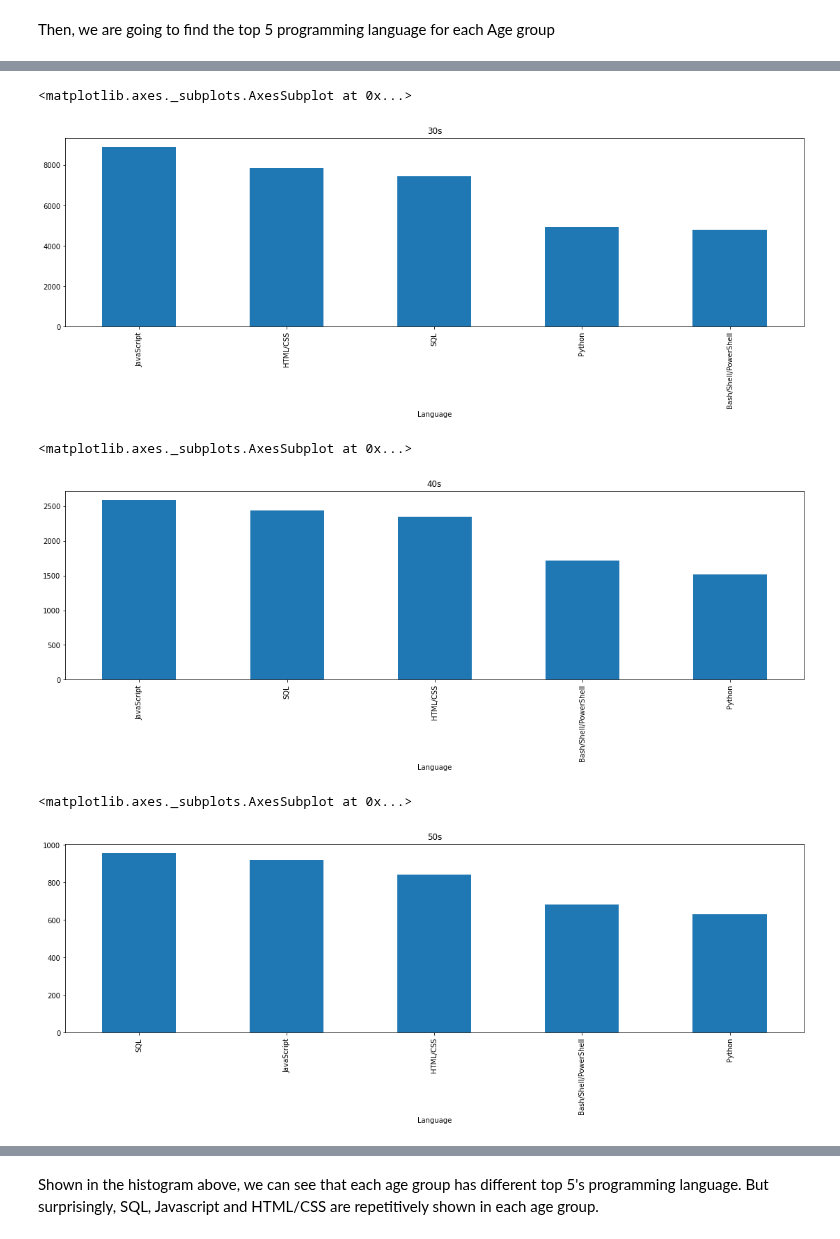
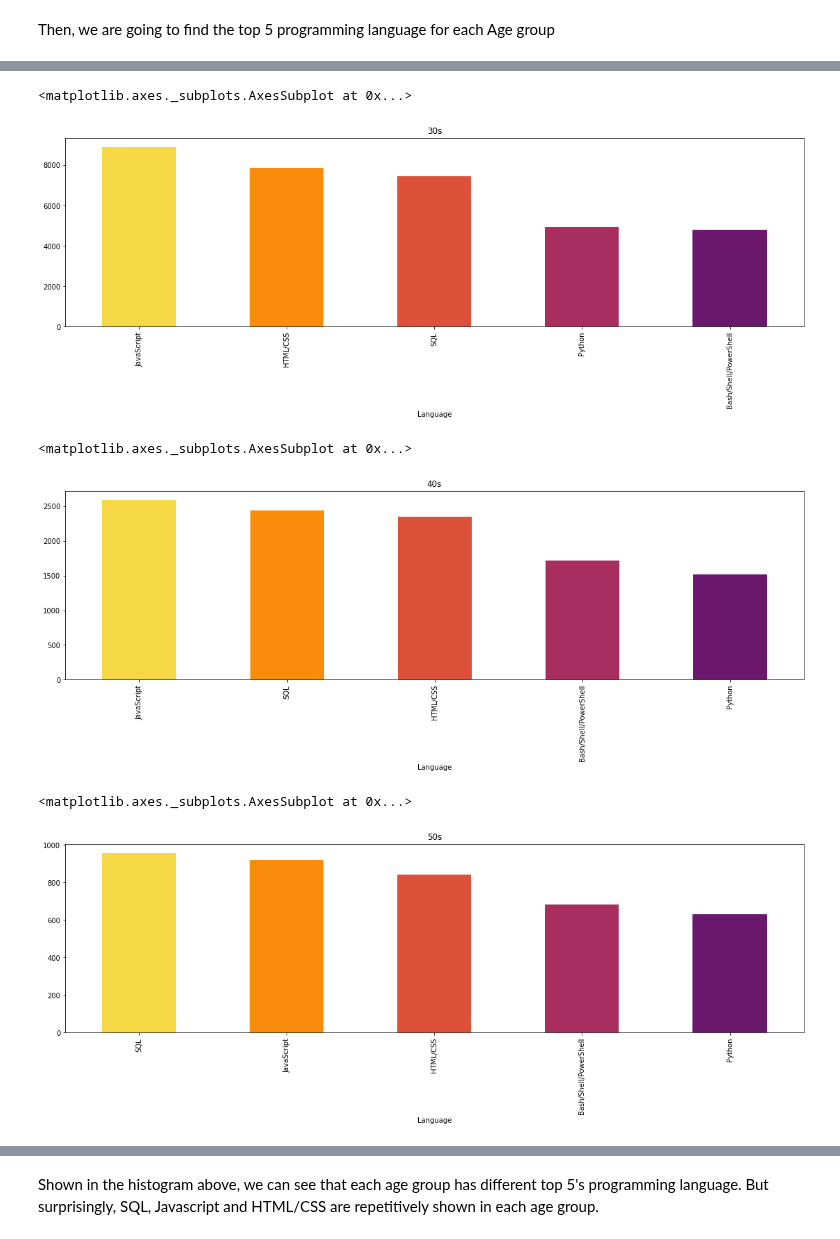
Before and after one commit to yessymarie/dsblogpost, a Jupyter notebook: main.ipynb, the cells around one changed output, grey strips where cells are left out. Drawn from its saved outputs; the diff is of its cells as text; code cells hidden in the pictures.

```diff
--- a/main.ipynb
+++ b/main.ipynb
@@ -153,20 +152,23 @@ df_Language_20s.plot(kind='bar',title='20s')
 # %%
 plt.figure(figsize=(19,5))
-df_Language_30s.plot(kind='bar',title='30s')
+color = cm.inferno_r(np.linspace(.1, .7, 5))
+df_Language_30s.plot(kind='bar',title='30s',color=color)
 # %% [output]
 <matplotlib.axes._subplots.AxesSubplot at 0x...>
-[figure, old version]
+[figure, new version]
 # %%
 plt.figure(figsize=(19,5))
-df_Language_40s.plot(kind='bar',title='40s')
+color = cm.inferno_r(np.linspace(.1, .7, 5))
+df_Language_40s.plot(kind='bar',title='40s',color=color)
 # %% [output]
 <matplotlib.axes._subplots.AxesSubplot at 0x...>
-[figure, old version]
+[figure, new version]
 # %%
 plt.figure(figsize=(19,5))
-df_Language_50s.plot(kind='bar',title='50s')
+color = cm.inferno_r(np.linspace(.1, .7, 5))
+df_Language_50s.plot(kind='bar',title='50s',color=color)
 # %% [output]
 <matplotlib.axes._subplots.AxesSubplot at 0x...>
-[figure, old version]
+[figure, new version]
 # %%
 plt.figure(figsize=(19,5))
```
Also changed, not shown: parts of 5 cells of this notebook.
